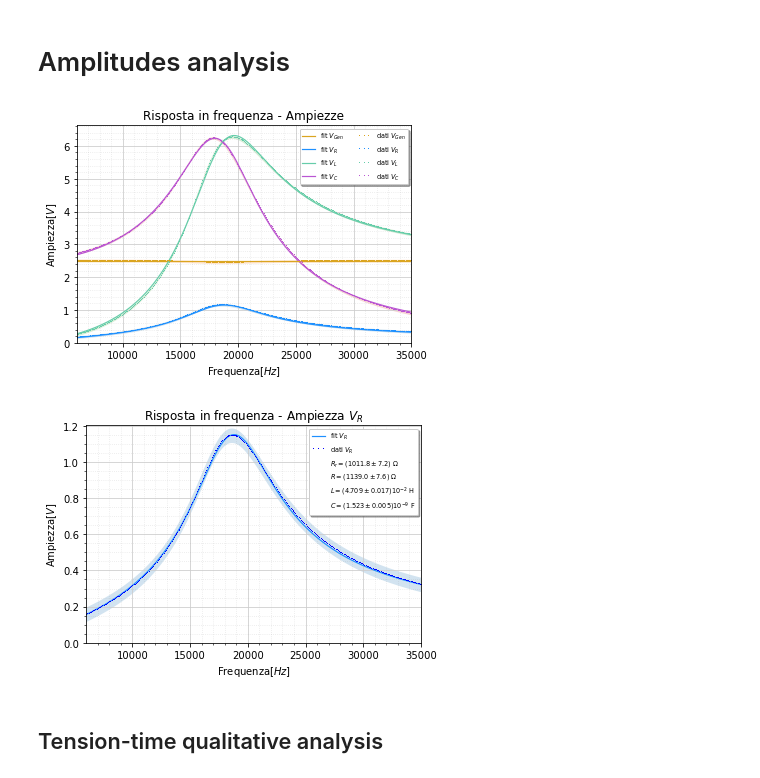
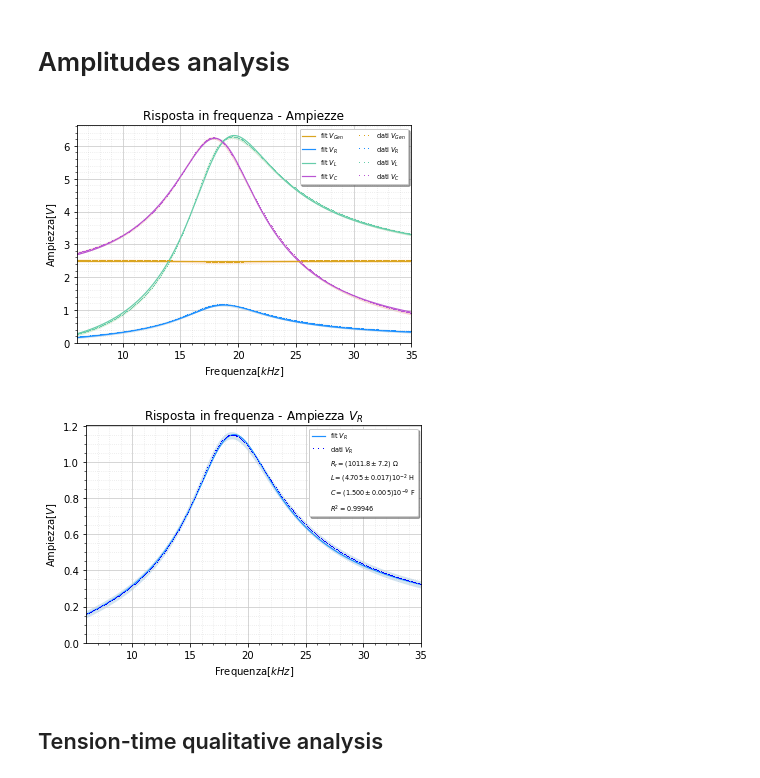
Before and after one commit to Feyn-23/Lab-II, a Jupyter notebook: code/graphs.ipynb, the cells around one changed output. Cells and saved outputs as stored; diff of their text form; code cells hidden in the pictures.

```diff
--- a/code/graphs.ipynb
+++ b/code/graphs.ipynb
@@ -76,16 +76,19 @@ frequencies, amplitudeGen, amplitudeR, amplitudeL, amplitudeC  = np.loadtxt(data
 error = .0002
 
 error *= 200
+frequencies *= 1/1000
+f *= 1/1000
 # %%
 fig, axs = plt.subplots()
+
 l0, = axs.plot(f,ampGen,color='goldenrod',linestyle='solid',linewidth=1.2)
 l1, = axs.plot(f,ampR,color='dodgerblue',linestyle='solid',linewidth=1.2)
 l2, = axs.plot(f,ampL,color='mediumaquamarine',linestyle='solid',linewidth=1.2)
 l3, = axs.plot(f,ampC,color='mediumorchid',linestyle='solid',linewidth=1.2)
-axs.set_xlim(6000,35000)
+axs.set_xlim(6,35)
 axs.set_ylim(0)
 axs.set_title(r'Risposta in frequenza - Ampiezze')
-axs.set_xlabel(r'Frequenza$[Hz]$')
+axs.set_xlabel(r'Frequenza$[kHz]$')
 axs.set_ylabel(r'Ampiezza$[V]$')
 axs.grid(visible=True, which='major', color='0.8', linestyle='-')
 axs.grid(visible=True, which='minor', color='gray', linestyle='dotted', alpha=0.2)
@@ -109,40 +112,43 @@ axs.fill_between(frequencies,amplitudeC - error, amplitudeC + error,alpha=0.2)
 axs.legend((l0, l1, l2, l3, m0 ,m1,m2,m3), (r'fit $V_{Gen}$','fit $V_R$', 'fit $V_L$','fit $V_C$','dati $V_{Gen}$','dati $V_R$','dati $V_L$','dati $V_C$'),ncol=2, loc='upper right', shadow=True,fancybox=True,fontsize=6.5,handler_map={m0: HandlerLine2D(numpoints=3),m1: HandlerLine2D(numpoints=3),m2: HandlerLine2D(numpoints=3),m3: HandlerLine2D(numpoints=3)})
 plt.savefig('../figs/Risposta-in-frequenza-ampiezze.pdf')
 # %% [output]
-[figure, old version]
+[figure, new version]
 # %%
+error *= 0.5
 fig_, axs_ = plt.subplots()
 l0, = axs_.plot(f,ampR,color='dodgerblue',linestyle='solid',linewidth=1.2)
 R_r, = axs_.plot([], [], ' ', label="Extra label on the legend")
-R, = axs_.plot([], [], ' ', label="Extra label on the legend")
+# R, = axs_.plot([], [], ' ', label="Extra label on the legend")
 L, = axs_.plot([], [], ' ', label="Extra label on the legend")
 C, = axs_.plot([], [], ' ', label="Extra label on the legend")
+R_2, = axs_.plot([], [], ' ', label="Extra label on the legend")
 
-axs_.set_xlim(6000,35000)
+axs_.set_xlim(6,35)
 axs_.set_ylim(0)
 axs_.set_title(r'Risposta in frequenza - Ampiezza $V_R$')
-axs_.set_xlabel(r'Frequenza$[Hz]$')
+axs_.set_xlabel(r'Frequenza$[kHz]$')
 axs_.set_ylabel(r'Ampiezza$[V]$')
 axs_.grid(visible=True, which='major', color='0.8', linestyle='-')
 axs_.grid(visible=True, which='minor', color='gray', linestyle='dotted', alpha=0.2)
 axs_.minorticks_on()
 
 ###### Experimental data
 m0, = axs_.plot(frequencies,amplitudeR,marker=',',markersize=2,linestyle='None',color='blue')
 
 
 axs_.fill_between(frequencies, amplitudeR - error, amplitudeR + error, alpha=0.2)
 
 # axs.fill_between(f, ampR - error, ampR + error, alpha=0.2)
 strR_r = '$R_r = (1011.8 \pm 7.2) \ \Omega$'
-strR = '$R = (1139.0 \pm 7.6) \ \Omega$'
-strL = '$L = (4.709 \pm 0.017)10^{-2}$ H'
-strC = '$C = (1.523 \pm 0.005)10^{-9}$ F'
-axs_.legend((l0, m0, R_r,R,L,C), (r'fit $V_R$','dati $V_R$',strR_r,strR,strL,strC),ncol=1, loc='upper right', shadow=True,fancybox=True,fontsize=6.5,handler_map={m0: HandlerLine2D(numpoints=3)})
+# strR = '$R = (1139.0 \pm 7.6) \ \Omega$'
+strL = '$L = (4.705 \pm 0.017)10^{-2}$ H'
+strC = '$C = (1.500 \pm 0.005)10^{-9}$ F'
+strR_2 = '$R^2 = 0.99946$'
+axs_.legend((l0, m0, R_r,L,C,R_2), (r'fit $V_R$','dati $V_R$',strR_r,strL,strC,strR_2),ncol=1, loc='upper right', shadow=True,fancybox=True,fontsize=6.5,handler_map={m0: HandlerLine2D(numpoints=3)})
 # axs_.legend([],[],title='Parametri fit',label='prova')
 plt.savefig('../figs/Risposta-in-frequenza-ampiezza-resistenza.pdf')
 # %% [output]
-[figure, old version]
+[figure, new version]
 # %% [markdown]
 ## Tension-time qualitative analysis
 # %%
```
Also changed, not shown: parts of 12 cells of this notebook, 10 other files.
